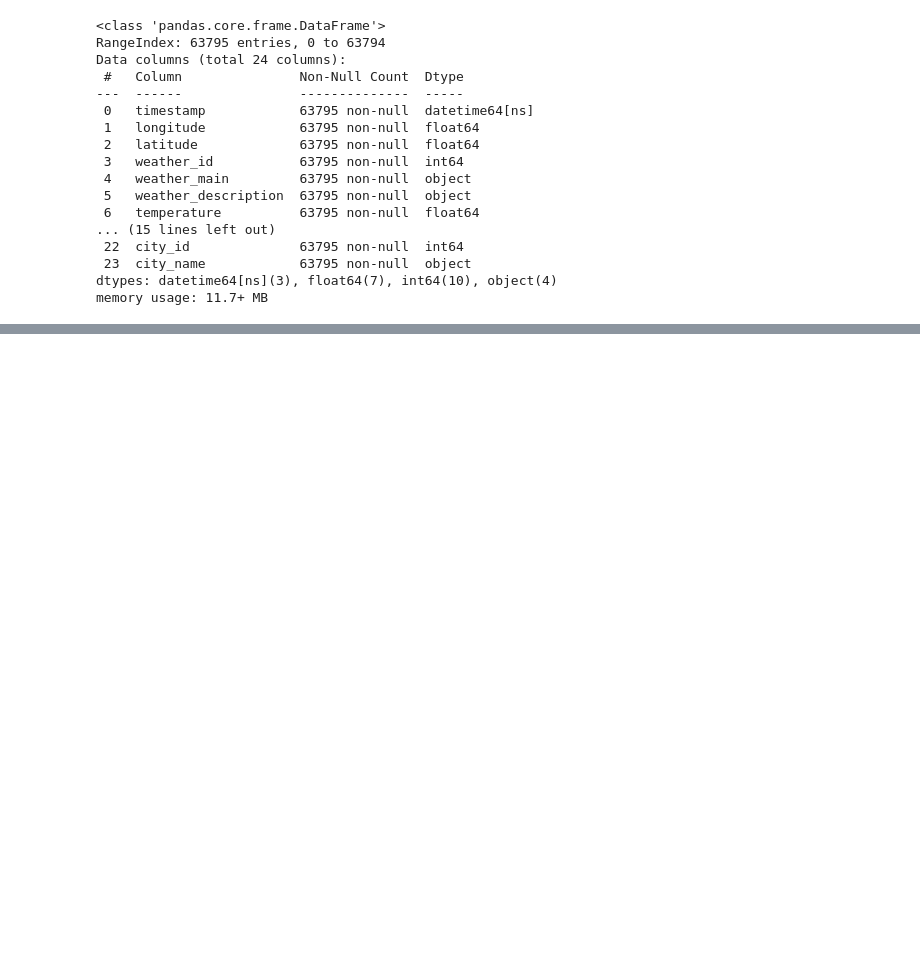
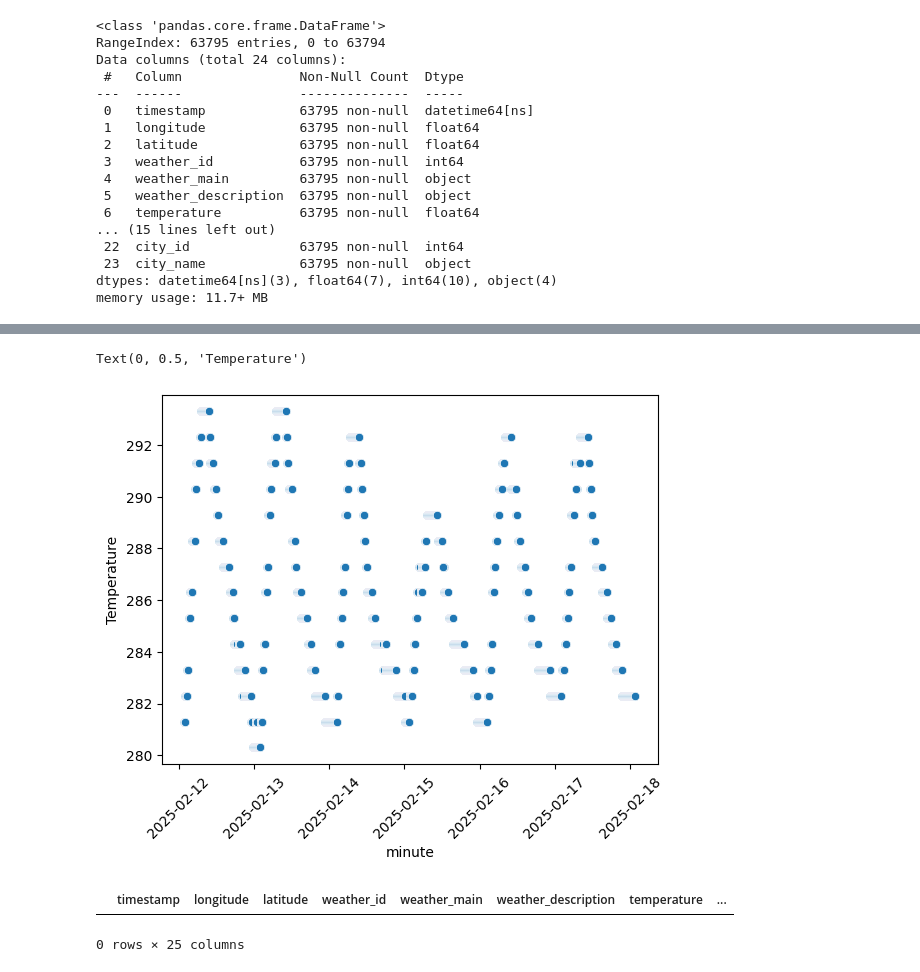
Before and after one commit to jin-raii/weather-web-app, a Jupyter notebook: weather_data.ipynb, the cells around one changed output, grey strips where cells are left out. Saved outputs shown, nothing was run; the diff lists cells and outputs as text; code cells hidden in the pictures; blank space fills up the shorter version.

```diff
--- a/weather_data.ipynb
+++ b/weather_data.ipynb
@@ -181,0 +193,2 @@ memory usage: 11.7+ MB
+# %%
+data['minute'] = data['timestamp'].dt.floor('min')
@@ -181,0 +243,12 @@ memory usage: 11.7+ MB
+# %%
+sns.scatterplot(data=data, x='minute', y='temperature')
+plt.xticks(rotation=45)
+plt.ylabel('Temperature')
+# %% [output]
+Text(0, 0.5, 'Temperature')
+[figure, added]
+# %%
+data.loc[data['temperature'] < 5 ]
+# %% [output]
+|  | timestamp | longitude | latitude | weather_id | weather_main | weather_description | temperature | ... |
+0 rows × 25 columns
```
Also changed, not shown: parts of 10 cells of this notebook.
